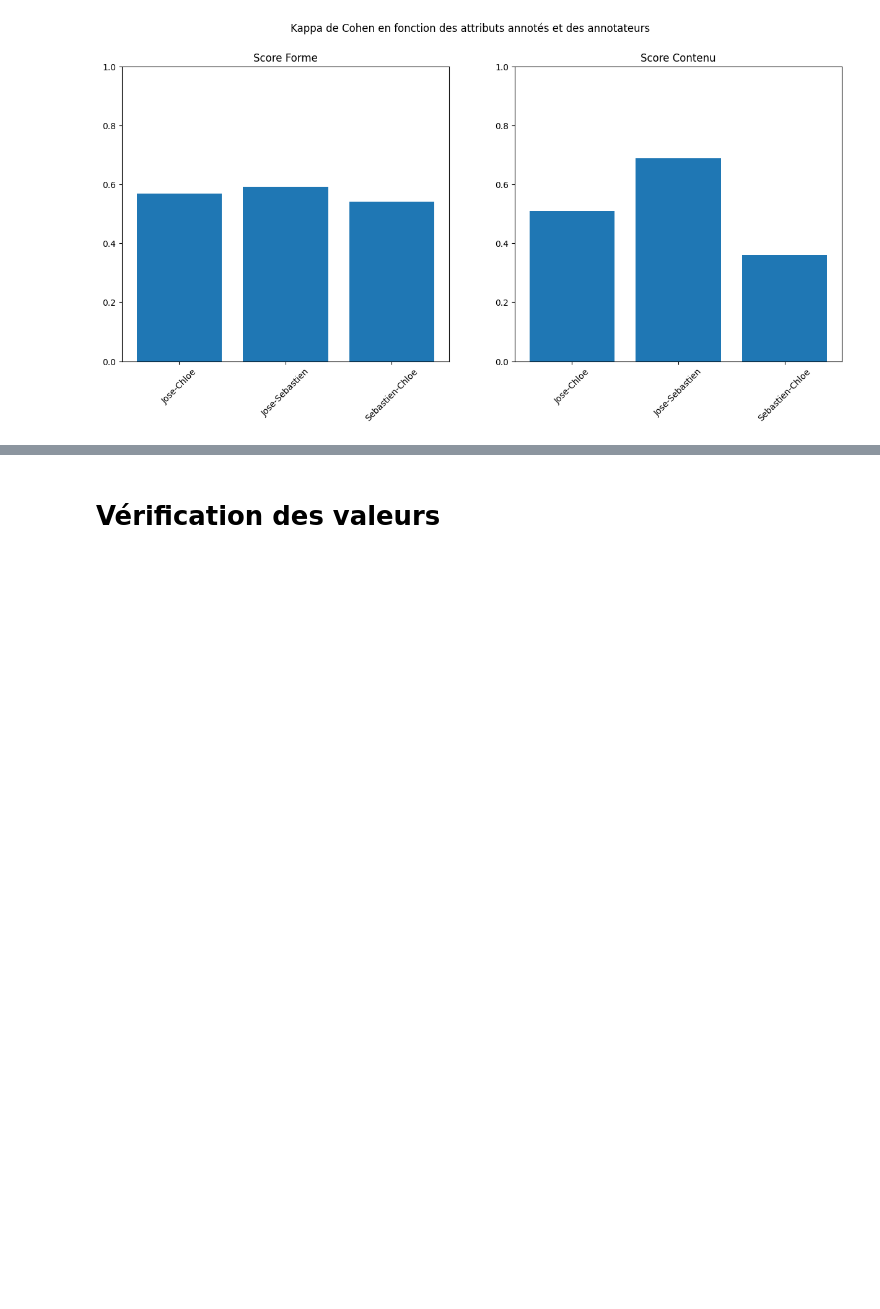
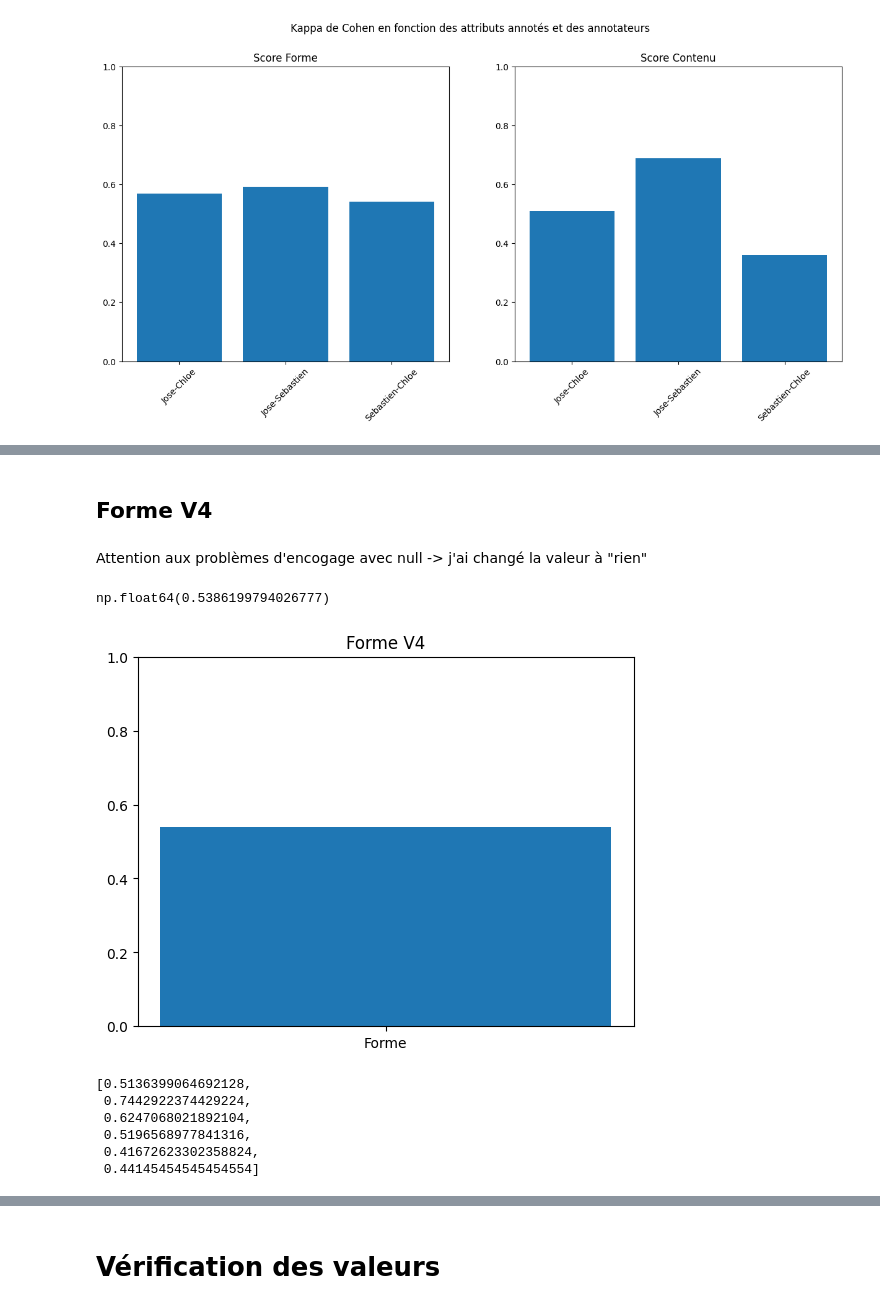
Before and after one commit to chloeboireaudevier/StageMIDL, a Jupyter notebook: kappa_cohen.ipynb, the cells around one changed output, grey strips where cells are left out. Cells and saved outputs as stored; diff of their text form; code cells hidden in the pictures; blank space fills up the shorter version.

Commit message:
kappas forme v4

```diff
--- a/kappa_cohen.ipynb
+++ b/kappa_cohen.ipynb
@@ -366,0 +368,40 @@ plt.show()
+# %% [markdown]
+## Forme V4
+# %% [markdown]
+Attention aux problèmes d'encogage avec null -> j'ai changé la valeur à "rien"
+# %%
+agreg_forme = aggregate_raters(np.array([dataJulien['Forme v4'].to_numpy(),dataChloe['Forme v4'].to_numpy(),dataJose['Forme v4'].to_numpy(),dataSebastien['Forme v4'].to_numpy()]).transpose())
+multi_score_forme = fleiss_kappa(agreg_forme[0])
+
+multi_score_forme
+# %% [output]
+np.float64(0.5386199794026777)
+# %%
+plt.bar(["Forme"],[multi_score_forme])
+
+plt.title("Forme V4")
+plt.ylim([0,1])
+plt.show()
+# %% [output]
+[figure, added]
+# %%
+#Kappa deux à deux avec la librairie
+noms = ["Julien-Chloe","Julien-Jose","Jose-Chloe","Jose-Sebastien","Sebastien-Julien","Sebastien-Chloe"]
+
+score_forme = []
+score_forme.append(cohen_kappa_score(dataJulien['Forme v4'].to_numpy(),dataChloe['Forme v4'].to_numpy()))
+score_forme.append(cohen_kappa_score(dataJulien['Forme v4'].to_numpy(),dataJose['Forme v4'].to_numpy()))
+score_forme.append(cohen_kappa_score(dataJose['Forme v4'].to_numpy(),dataChloe['Forme v4'].to_numpy()))
+score_forme.append(cohen_kappa_score(dataJose['Forme v4'].to_numpy(),dataSebastien['Forme v4'].to_numpy()))
+score_forme.append(cohen_kappa_score(dataSebastien['Forme v4'].to_numpy(),dataJulien['Forme v4'].to_numpy()))
+score_forme.append(cohen_kappa_score(dataSebastien['Forme v4'].to_numpy(),dataChloe['Forme v4'].to_numpy()))
+
+
+score_forme
+# %% [output]
+[0.5136399064692128,
+ 0.7442922374429224,
+ 0.6247068021892104,
+ 0.5196568977841316,
+ 0.41672623302358824,
+ 0.44145454545454554]
```
Also changed, not shown: parts of 13 cells of this notebook, 4 other files.
